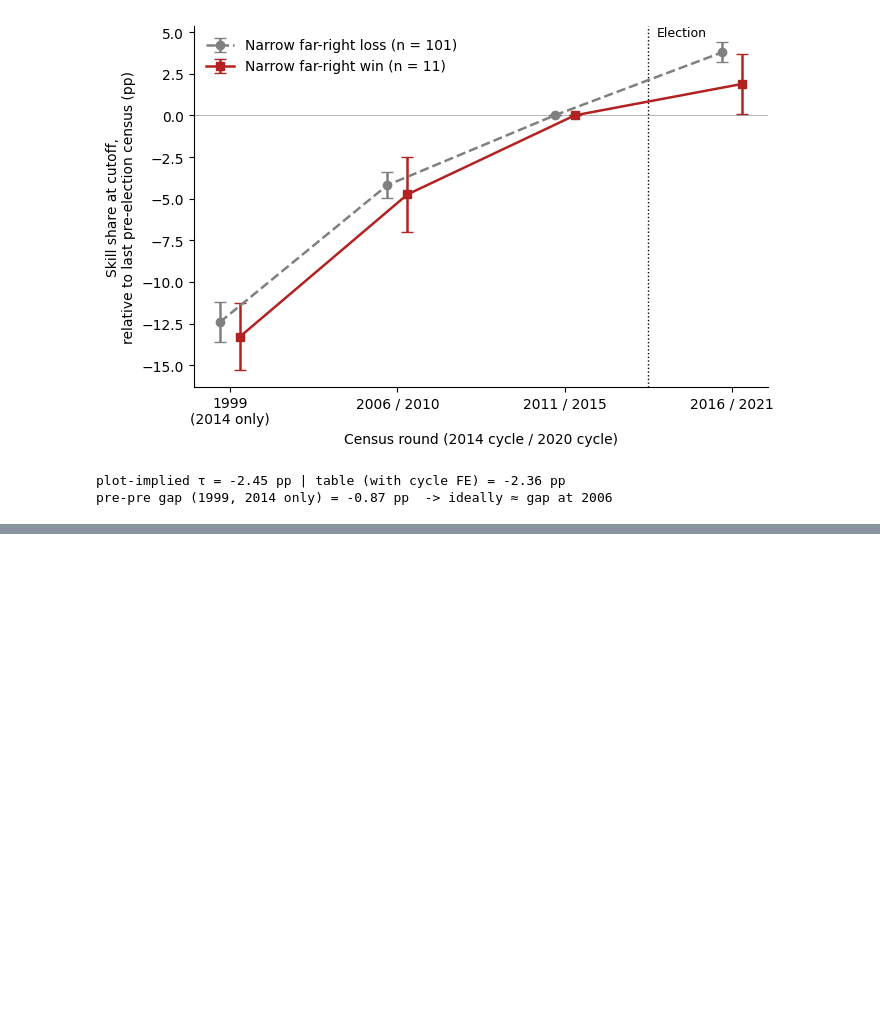
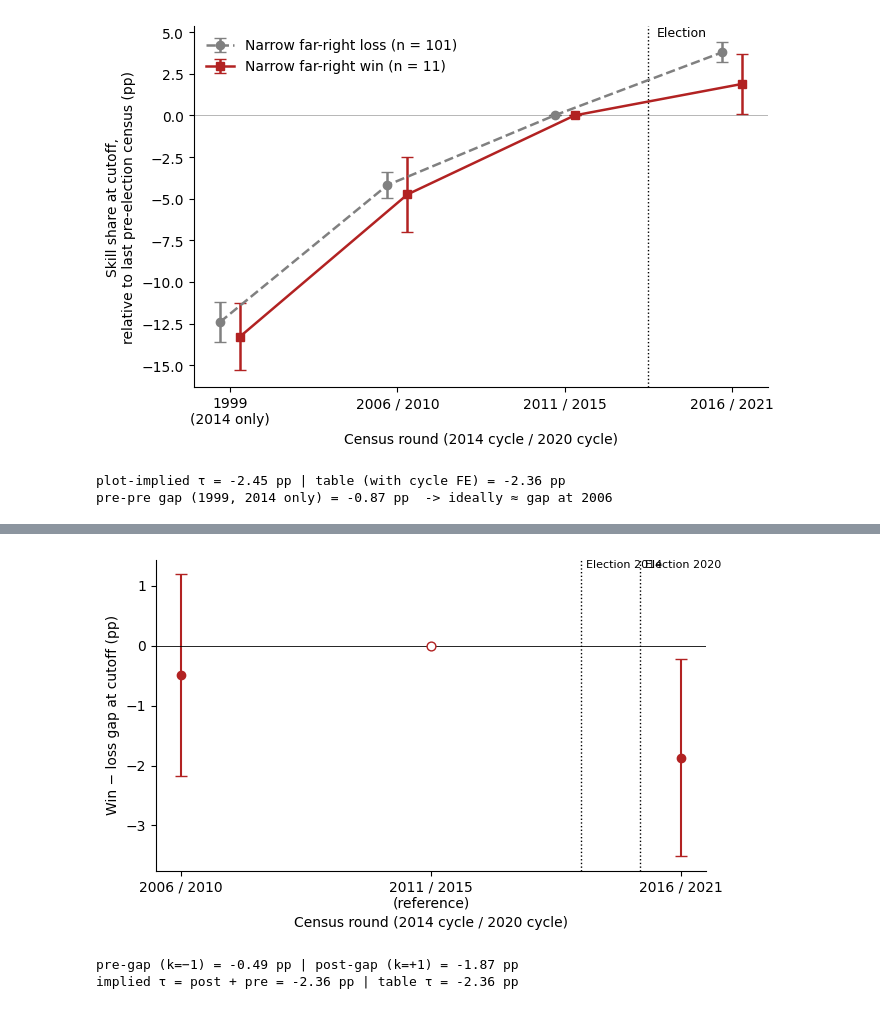
Before and after one commit to Tobias-Bue/far-right-rdd-thesis, a Jupyter notebook: Outcome_Variables_female.ipynb, the cells around one changed output, grey strips where cells are left out. Saved outputs shown, nothing was run; the diff lists cells and outputs as text; code cells hidden in the pictures; blank space fills up the shorter version.

Commit message:
adjusting the final Diff-in-Disc Plot

```diff
--- a/Outcome_Variables_female.ipynb
+++ b/Outcome_Variables_female.ipynb
@@ -336,0 +341,44 @@ pre-pre gap (1999, 2014 only) = -0.87 pp  -> ideally ≈ gap at 2006
+# %%
+# ── Event-study Diff-in-Disc: jump at cutoff (win − loss) per census round ──
+h = h_pooled
+d = df[df['d_50'].abs() <= h].dropna(subset=['skill_share_trend', 'delta_skill_share']).copy()
+d['w'] = 1 - d['d_50'].abs() / h
+d['t_m1'] = -d['skill_share_trend'] * 100            # k = −1: 2006 / 2010, relative to k = 0
+d['t_p1'] = d['delta_skill_share'] * 100             # k = +1: 2016 / 2021, relative to k = 0
+
+rows = []
+for col, k in [('t_m1', -1), (None, 0), ('t_p1', 1)]:
+    if col is None:                                   # reference period, 0 by construction
+        rows.append((k, 0.0, 0.0)); continue
+    s = d.dropna(subset=[col])
+    fit = smf.wls(f'{col} ~ d_50 * treat + C(election_year)', data=s, weights=s['w']).fit(
+        cov_type='cluster', cov_kwds={'groups': s['code_commune']})
+    rows.append((k, fit.params['treat'], fit.bse['treat']))
+es = pd.DataFrame(rows, columns=['k', 'est', 'se'])
+
+fig, ax = plt.subplots(figsize=(6.5, 4))
+est_pts = es[es['k'] != 0]
+ax.errorbar(est_pts['k'], est_pts['est'], yerr=1.96 * est_pts['se'], fmt='o',
+            color='firebrick', ms=6, capsize=4, lw=1.5)
+ax.scatter([0], [0], s=40, facecolor='white', edgecolor='firebrick', zorder=3)   # reference (hollow)
+ax.axhline(0, color='black', lw=0.6)
+
+# elections placed at their true position inside the census interval
+for x, lab in [((2014 - 2011) / 5, '2014'), ((2020 - 2015) / 6, '2020')]:
+    ax.axvline(x, color='black', ls=':', lw=1)
+    ax.text(x + 0.02, ax.get_ylim()[1], f'Election {lab}', va='top', fontsize=8)
+
+ax.set_xticks([-1, 0, 1])
+ax.set_xticklabels(['2006 / 2010', '2011 / 2015\n(reference)', '2016 / 2021'])
+ax.set_xlabel('Census round (2014 cycle / 2020 cycle)')
+ax.set_ylabel('Win − loss gap at cutoff (pp)')
+ax.spines[['top', 'right']].set_visible(False)
+plt.tight_layout(); plt.savefig('diffindisc_eventstudy.pdf', bbox_inches='tight'); plt.show()
+
+tau = model_pooled_base.params['treat:post'] * 100
+print(f"pre-gap (k=−1) = {es.loc[0,'est']:.2f} pp | post-gap (k=+1) = {es.loc[2,'est']:.2f} pp")
+print(f"implied τ = post + pre = {es.loc[2,'est'] + es.loc[0,'est']:.2f} pp | table τ = {tau:.2f} pp")
+# %% [output]
+[figure, added]
+pre-gap (k=−1) = -0.49 pp | post-gap (k=+1) = -1.87 pp
+implied τ = post + pre = -2.36 pp | table τ = -2.36 pp
```
Also changed, not shown: parts of 4 cells of this notebook.
